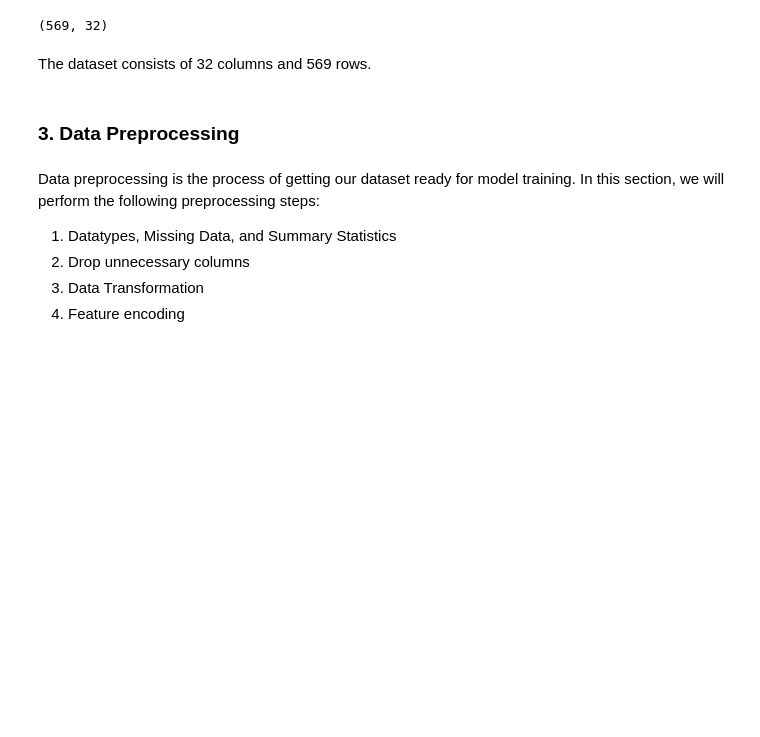
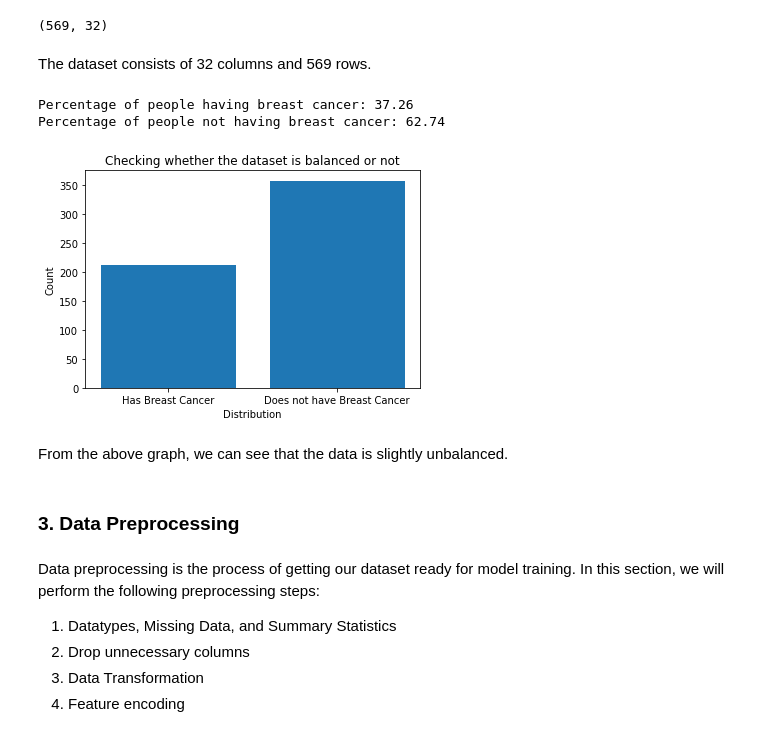
Before and after one commit to VishalSai123/Machine-Learning-Projects, a Jupyter notebook: Classification Projects/Breast Cancer Detection - Wisconsin Breast Cancer Dataset/Code/Breast Cancer Detection.ipynb, the cells around one changed output. Saved outputs shown, nothing was run; the diff lists cells and outputs as text; code cells hidden in the pictures; blank space fills up the shorter version.

```diff
--- a/Classification Projects/Breast Cancer Detection - Wisconsin Breast Cancer Dataset/Code/Breast Cancer Detection.ipynb
+++ b/Classification Projects/Breast Cancer Detection - Wisconsin Breast Cancer Dataset/Code/Breast Cancer Detection.ipynb
@@ -98,6 +101,29 @@ dataset.shape
 (569, 32)
 # %% [markdown]
 The dataset consists of 32 columns and 569 rows.
+# %%
+### Checking if the dataset is balanced or not
+
+labels = ['Has Breast Cancer', 'Does not have Breast Cancer']
+values = [len(dataset[dataset['diagnosis'] == 'M']), len(dataset[dataset['diagnosis'] == 'B'])]
+
+print('Percentage of people having breast cancer: {}'.format(round((values[0] * 100)/sum(values), 2)))
+print('Percentage of people not having breast cancer: {}'.format(round((values[1] * 100)/sum(values), 2)))
+# %% [output]
+Percentage of people having breast cancer: 37.26
+Percentage of people not having breast cancer: 62.74
+# %%
+### Plotting the graph - to check if the dataset is balanced or not
+
+plt.title('Checking whether the dataset is balanced or not')
+plt.xlabel('Distribution')
+plt.ylabel('Count')
+plt.bar(labels, values)
+plt.show()
+# %% [output]
+[figure, added]
+# %% [markdown]
+From the above graph, we can see that the data is slightly unbalanced.
 # %% [markdown]
 ### 3. Data Preprocessing
 # %% [markdown]
```
Also changed, not shown: parts of 38 cells of this notebook.
